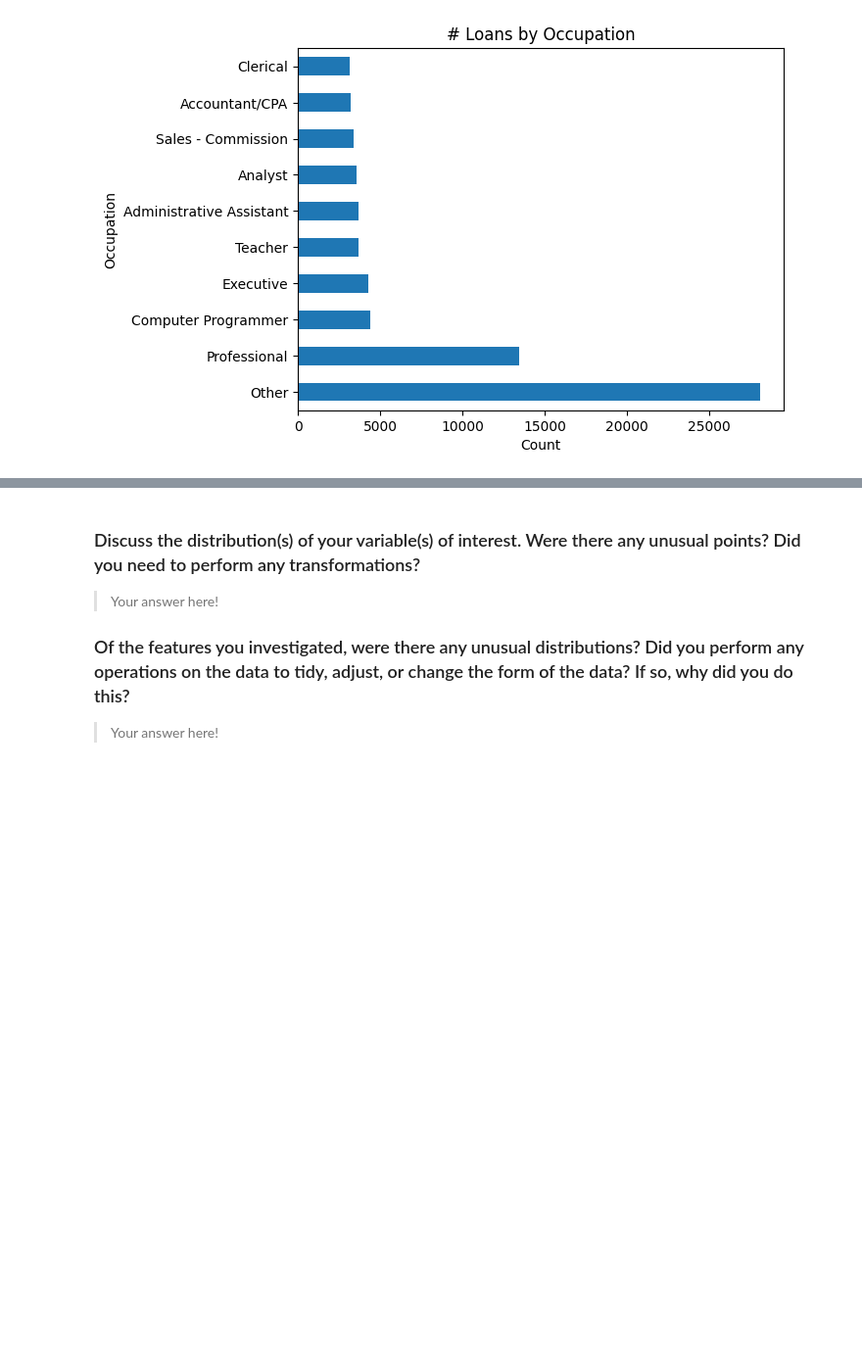
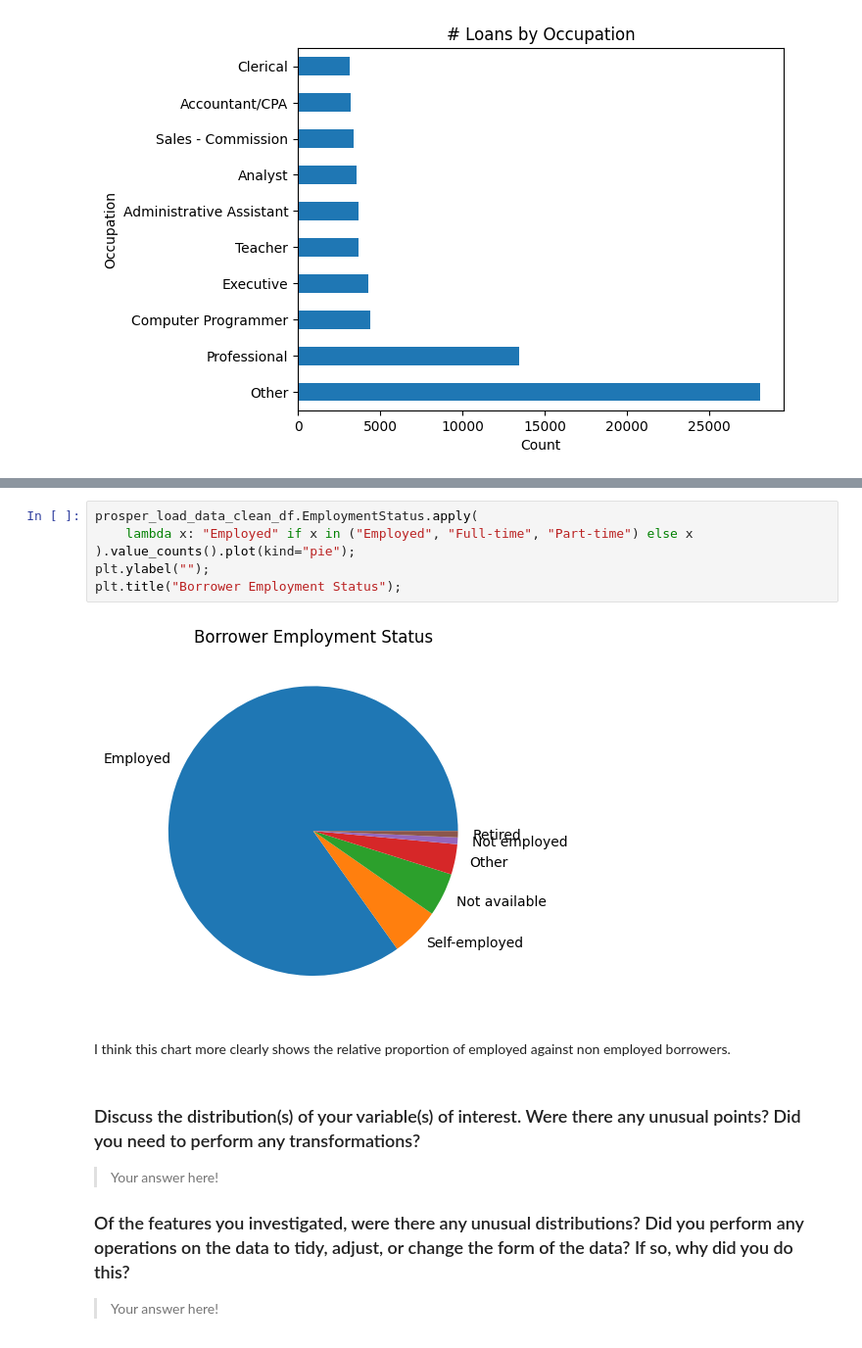
Before and after one commit to abarto/udacity-nd002-comunicate-data-findings, a Jupyter notebook: Part_I_exploration.ipynb, the cells around one changed output, grey strips where cells are left out. Shown: that part at 98% size. Saved outputs shown, nothing was run; the diff lists cells and outputs as text; blank space fills up the shorter version.

```diff
--- a/Part_I_exploration.ipynb
+++ b/Part_I_exploration.ipynb
@@ -1365,3 +1411,13 @@ The sheer number of categories and the bias towards the "Other" value would comp
+# %%
+prosper_load_data_clean_df.EmploymentStatus.apply(
+    lambda x: "Employed" if x in ("Employed", "Full-time", "Part-time") else x
+).value_counts().plot(kind="pie");
+plt.ylabel("");
+plt.title("Borrower Employment Status");
+# %% [output]
+[figure, added]
+# %% [markdown]
+I think this chart more clearly shows the relative proportion of employed against non employed borrowers.
 # %% [markdown]
 ### Discuss the distribution(s) of your variable(s) of interest. Were there any unusual points? Did you need to perform any transformations?
 
```
Also changed, not shown: parts of 18 cells of this notebook.
